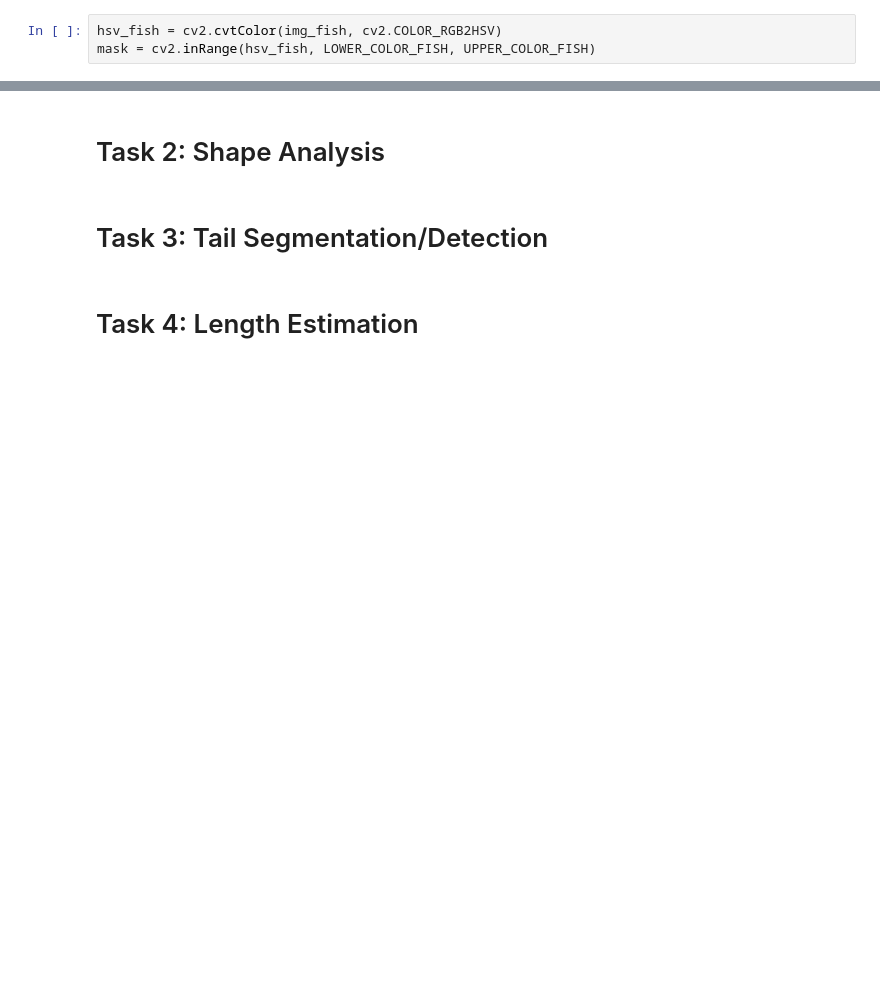
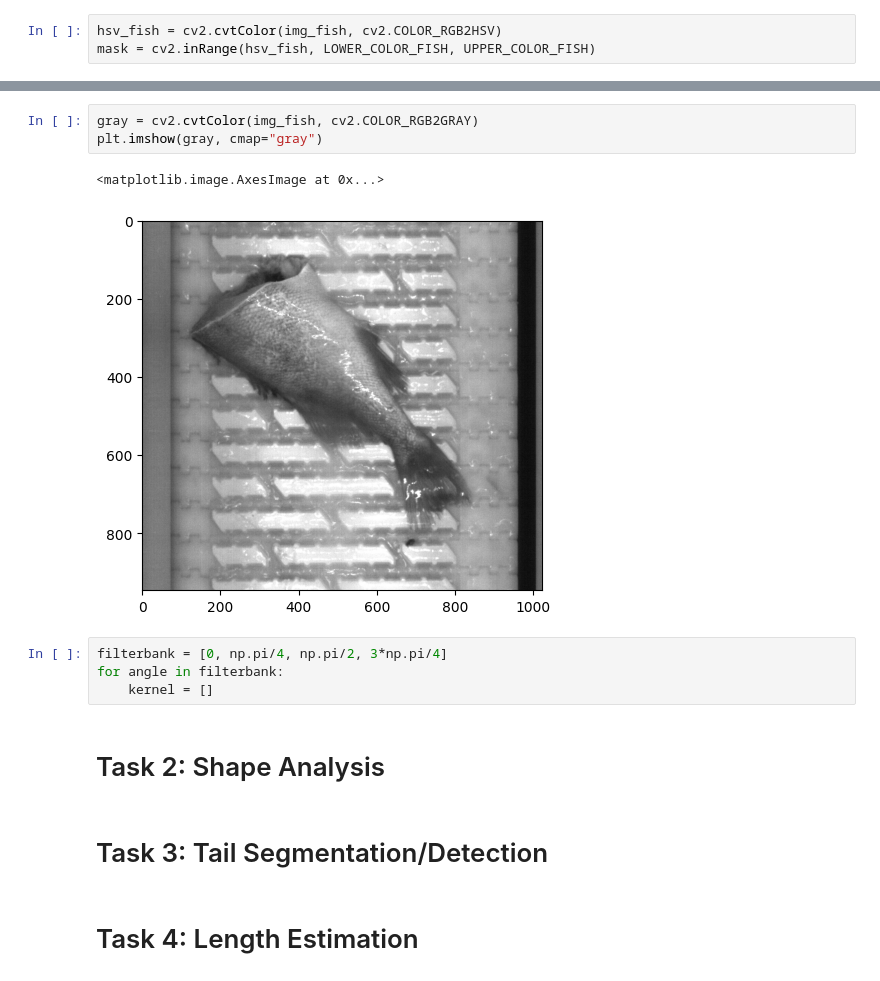
Before and after one commit to KamielVDD/6_marelec_project, a Jupyter notebook: 2_notebooks/marelec.ipynb, the cells around one changed output, grey strips where cells are left out. Cells and saved outputs as stored; diff of their text form; blank space fills up the shorter version.

```diff
--- a/2_notebooks/marelec.ipynb
+++ b/2_notebooks/marelec.ipynb
@@ -40,3 +67,13 @@ plt.imshow(mask, cmap="gray")
+# %%
+gray = cv2.cvtColor(img_fish, cv2.COLOR_RGB2GRAY)
+plt.imshow(gray, cmap="gray")
+# %% [output]
+<matplotlib.image.AxesImage at 0x...>
+[figure, added]
+# %%
+filterbank = [0, np.pi/4, np.pi/2, 3*np.pi/4]
+for angle in filterbank:
+    kernel = []
 # %% [markdown]
 # Task 2: Shape Analysis
 # %% [markdown]
```
Also changed, not shown: parts of 7 cells of this notebook.
